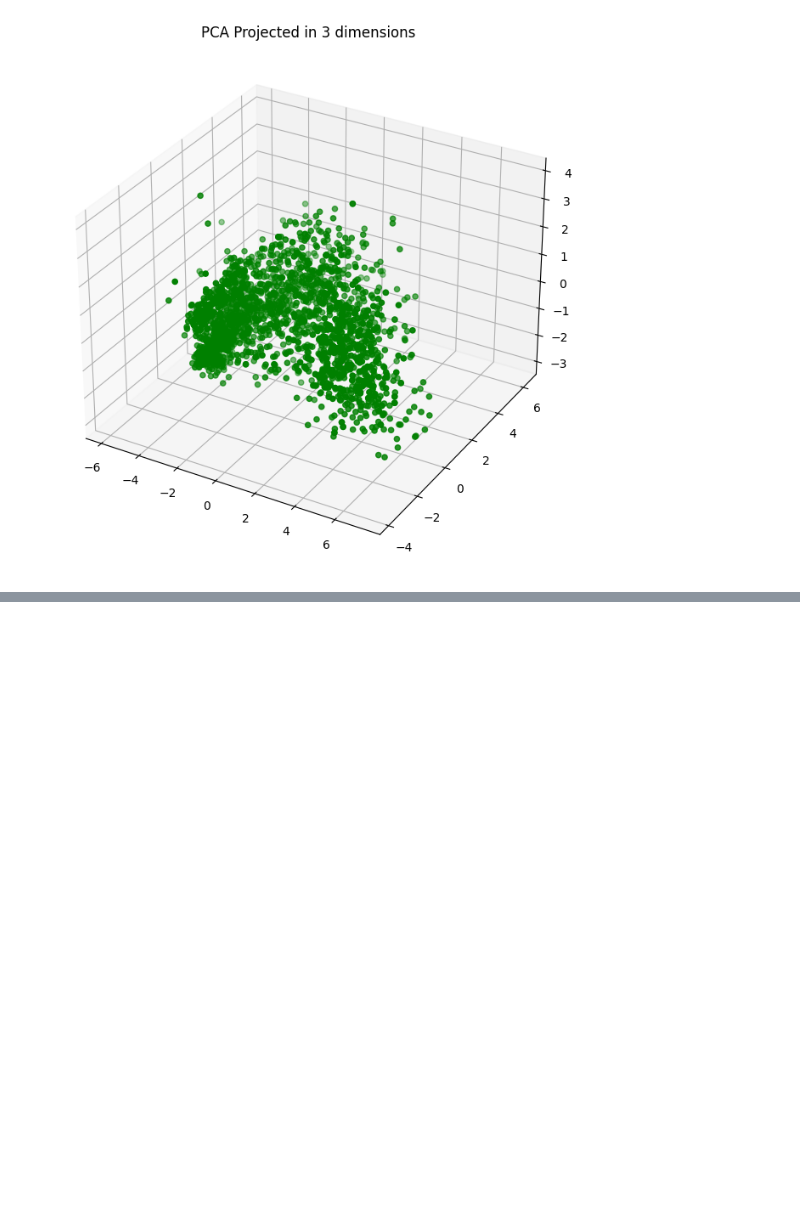
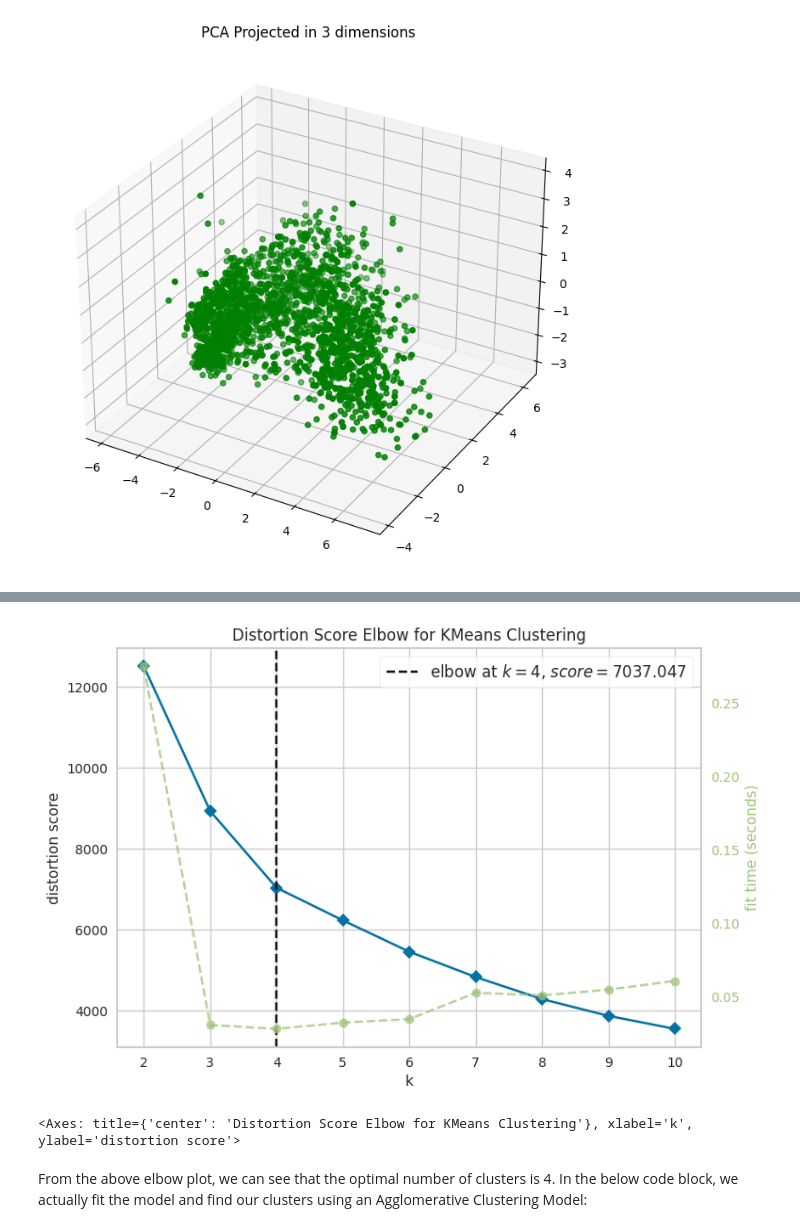
Before and after one commit to jahess150/AnalysisProjects, a Jupyter notebook: customer_personality_analysis.ipynb, the cells around one changed output, grey strips where cells are left out. Cells and saved outputs as stored; diff of their text form; code cells hidden in the pictures; blank space fills up the shorter version.

Commit message:
Created cluster model and visualized clusters in 3D space

```diff
--- a/customer_personality_analysis.ipynb
+++ b/customer_personality_analysis.ipynb
@@ -275,0 +280,13 @@ plt.show()
+# %%
+from yellowbrick.cluster import KElbowVisualizer
+from sklearn.cluster import KMeans
+
+# Perform Elbow Method
+elbow_model = KElbowVisualizer(KMeans(), k = 10)
+elbow_model.fit(PCA_data)
+elbow_model.show()
+# %% [output]
+[figure, added]
+<Axes: title={'center': 'Distortion Score Elbow for KMeans Clustering'}, xlabel='k', ylabel='distortion score'>
+# %% [markdown]
+From the above elbow plot, we can see that the optimal number of clusters is 4. In the below code block, we actually fit the model and find our clusters using an Agglomerative Clustering Model:
```
Also changed, not shown: parts of 6 cells of this notebook.
